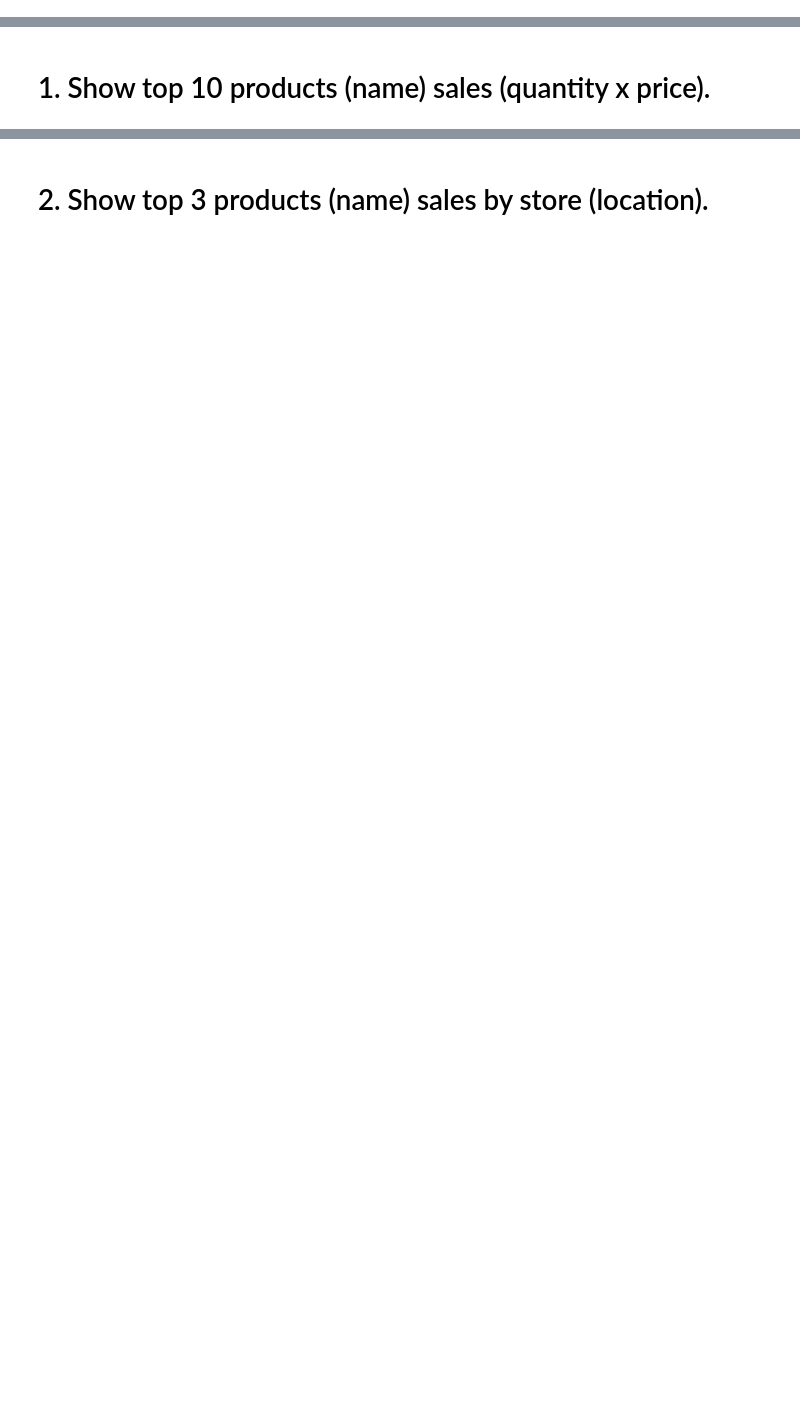
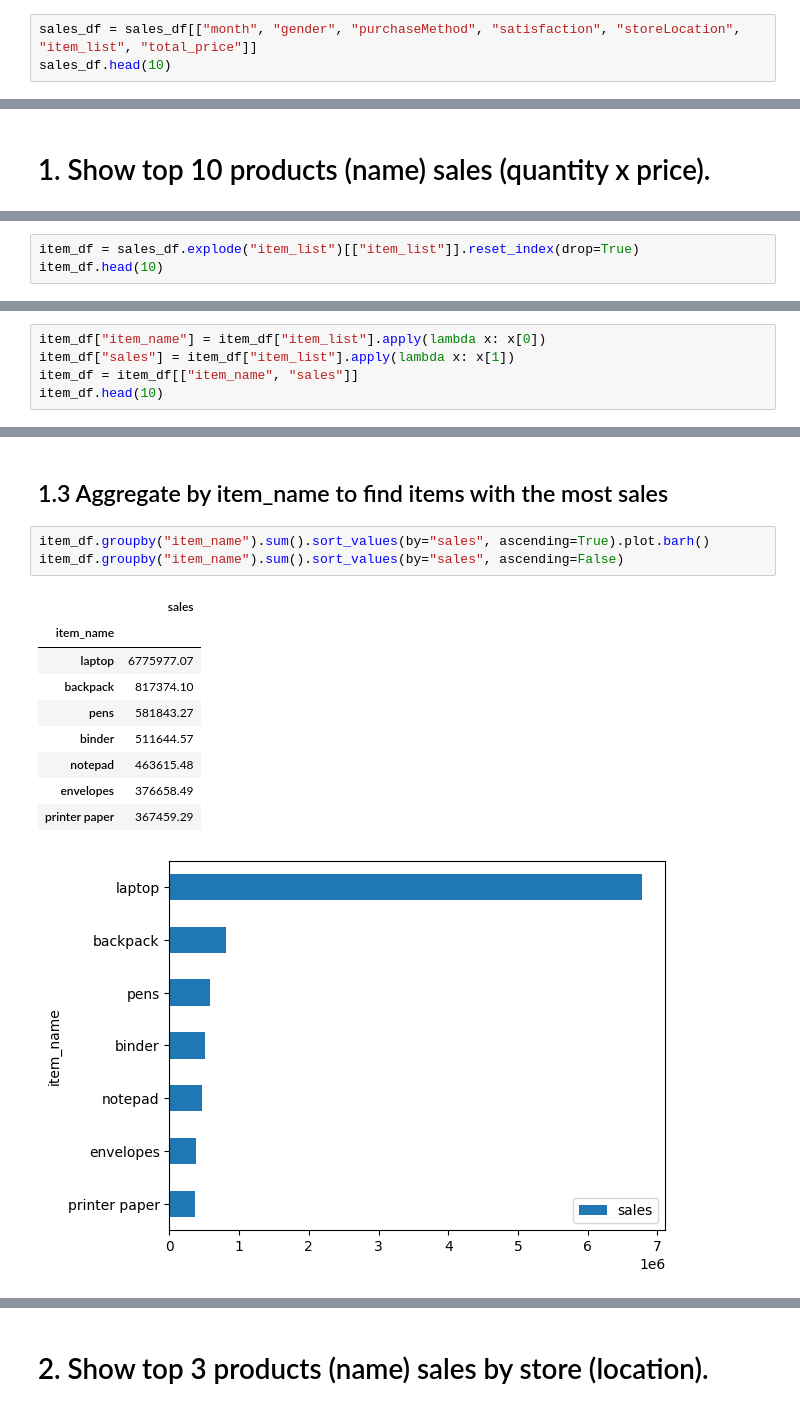
Before and after one commit to ThanaritKanjanametawatAU/CSX4205-Project3, a Jupyter notebook: Project3-Data-Analysis.ipynb, the cells around one changed output, grey strips where cells are left out. Drawn from its saved outputs; the diff is of its cells as text; blank space fills up the shorter version.

Commit message:
successfully transform the data and find answer for Q1-Q4

```diff
--- a/Project3-Data-Analysis.ipynb
+++ b/Project3-Data-Analysis.ipynb
@@ -180,0 +217,3 @@ sales_df.head(10)
+# %%
+sales_df = sales_df[["month", "gender", "purchaseMethod", "satisfaction", "storeLocation", "item_list", "total_price"]]
+sales_df.head(10)
@@ -182,0 +252,3 @@ sales_df.head(10)
+# %%
+item_df = sales_df.explode("item_list")[["item_list"]].reset_index(drop=True)
+item_df.head(10)
@@ -182,0 +269,5 @@ sales_df.head(10)
+# %%
+item_df["item_name"] = item_df["item_list"].apply(lambda x: x[0])
+item_df["sales"] = item_df["item_list"].apply(lambda x: x[1])
+item_df = item_df[["item_name", "sales"]]
+item_df.head(10)
@@ -182,0 +286,16 @@ sales_df.head(10)
+# %% [markdown]
+## 1.3 Aggregate by item_name to find items with the most sales
+# %%
+item_df.groupby("item_name").sum().sort_values(by="sales", ascending=True).plot.barh()
+item_df.groupby("item_name").sum().sort_values(by="sales", ascending=False)
+# %% [output]
+|  | sales |
+| item_name |  |
+| laptop | 6775977.07 |
+| backpack | 817374.10 |
+| pens | 581843.27 |
+| binder | 511644.57 |
+| notepad | 463615.48 |
+| envelopes | 376658.49 |
+| printer paper | 367459.29 |
+[figure, added]
```
Also changed, not shown: parts of 39 cells of this notebook.
